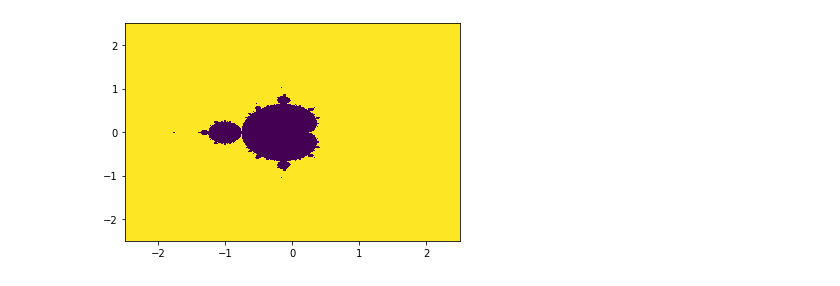
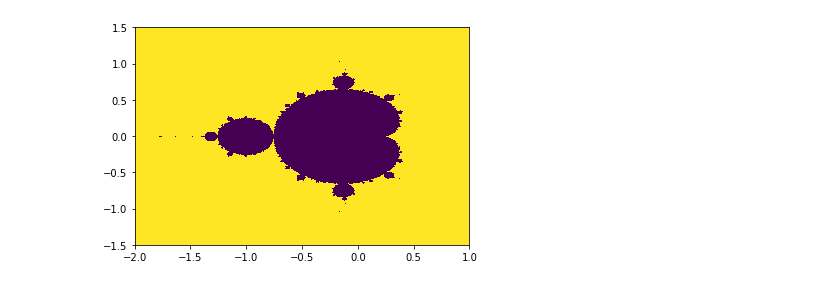
Before and after one commit to Jimmyliuone/2020-ME574-Parallel-Computation, a Jupyter notebook: me574 hw2.ipynb, the cells around one changed output. Cells and saved outputs as stored; diff of their text form; code cells hidden in the pictures.

```diff
--- a/me574 hw2.ipynb
+++ b/me574 hw2.ipynb
@@ -196,8 +208,9 @@ def parallel_mandelbrot(cx, cy, dist, itrs):
     mandelbrot_kernel[gridDims, blockDims](out, d_cx, d_cy, dist, itrs)
     return out.copy_to_host()
 # %%
-cx = np.linspace(-2.5,2.5,2048)
-cy = np.linspace(-2.5,2.5,2048)
+gg = 2048
+cx = np.linspace(-2,1,gg)
+cy = np.linspace(-1.5,1.5,gg)
 start = time.time()
 arr = parallel_mandelbrot(cx,cy,2.5,256)
 end = time.time()
@@ -208 +221 @@ The parallel_mandelbrot took 0.7089312076568604 seconds
-[figure, old version]
+[figure, new version]
```
Also changed, not shown: parts of 6 cells of this notebook.
